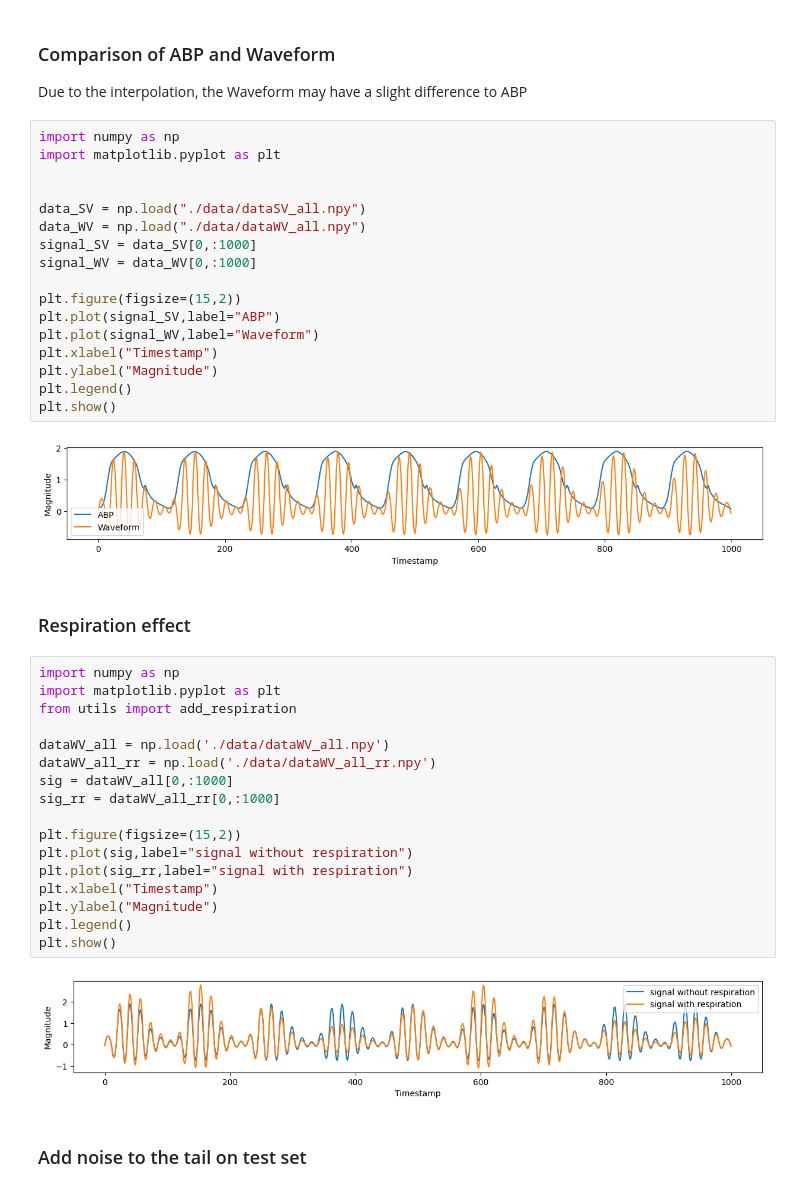
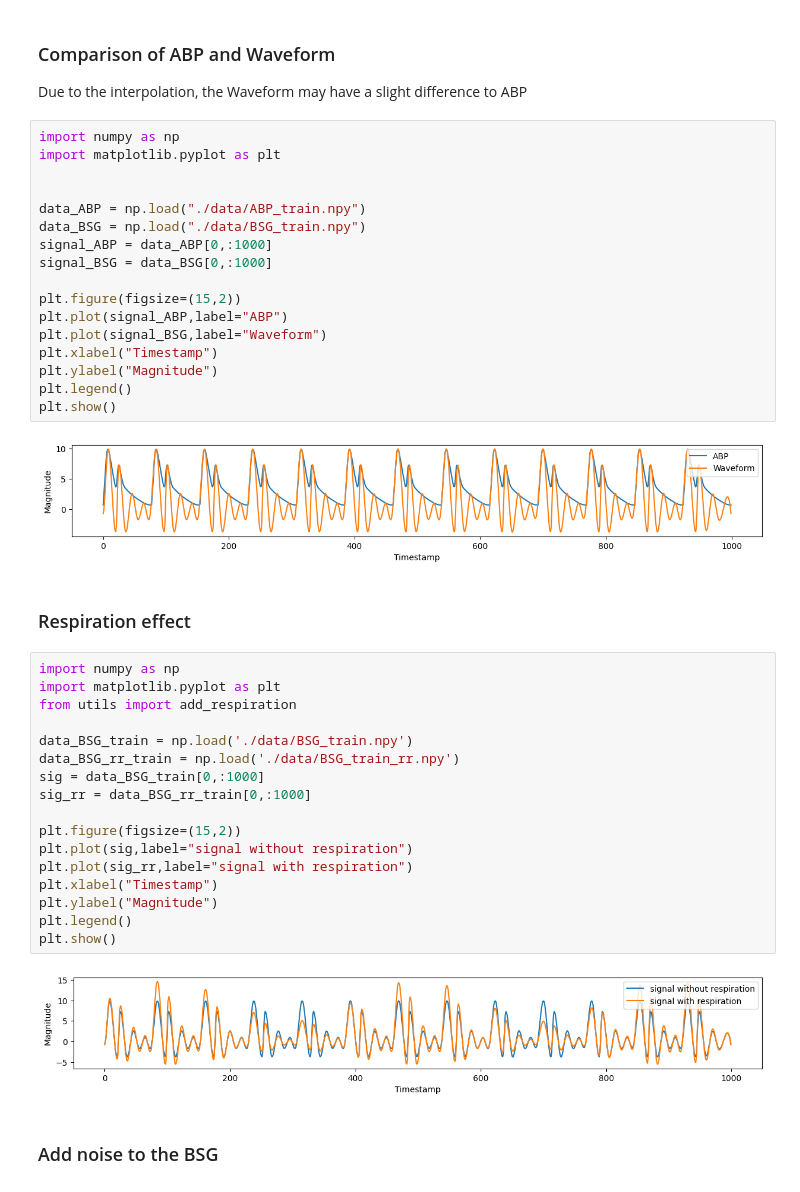
Before and after one commit to wsonguga/DataDemo, a Jupyter notebook: bsg_simulation/test.ipynb, the cells around one changed output. Cells and saved outputs as stored; diff of their text form.

```diff
--- a/bsg_simulation/test.ipynb
+++ b/bsg_simulation/test.ipynb
@@ -58,22 +64,22 @@ Due to the interpolation, the Waveform may have a slight difference to ABP
 # %%
 import numpy as np
 import matplotlib.pyplot as plt
 
 
-data_SV = np.load("./data/dataSV_all.npy")
-data_WV = np.load("./data/dataWV_all.npy")
-signal_SV = data_SV[0,:1000]
-signal_WV = data_WV[0,:1000]
+data_ABP = np.load("./data/ABP_train.npy")
+data_BSG = np.load("./data/BSG_train.npy")
+signal_ABP = data_ABP[0,:1000]
+signal_BSG = data_BSG[0,:1000]
 
 plt.figure(figsize=(15,2))
-plt.plot(signal_SV,label="ABP")
-plt.plot(signal_WV,label="Waveform")
+plt.plot(signal_ABP,label="ABP")
+plt.plot(signal_BSG,label="Waveform")
 plt.xlabel("Timestamp")
 plt.ylabel("Magnitude")
 plt.legend()
 plt.show()
 # %% [output]
-[figure, old version]
+[figure, new version]
 # %% [markdown]
 ### Respiration effect
 # %%
@@ -81,10 +87,10 @@ import numpy as np
 import matplotlib.pyplot as plt
 from utils import add_respiration
 
-dataWV_all = np.load('./data/dataWV_all.npy')
-dataWV_all_rr = np.load('./data/dataWV_all_rr.npy')
-sig = dataWV_all[0,:1000]
-sig_rr = dataWV_all_rr[0,:1000]
+data_BSG_train = np.load('./data/BSG_train.npy')
+data_BSG_rr_train = np.load('./data/BSG_train_rr.npy')
+sig = data_BSG_train[0,:1000]
+sig_rr = data_BSG_rr_train[0,:1000]
 
 plt.figure(figsize=(15,2))
 plt.plot(sig,label="signal without respiration")
@@ -94,9 +100,9 @@ plt.ylabel("Magnitude")
 plt.legend()
 plt.show()
 # %% [output]
-[figure, old version]
+[figure, new version]
 # %% [markdown]
-### Add noise to the tail on test set
+### Add noise to the BSG
 # %%
 import numpy as np
 import matplotlib.pyplot as plt
```
Also changed, not shown: parts of 4 cells of this notebook, 9 other files.
